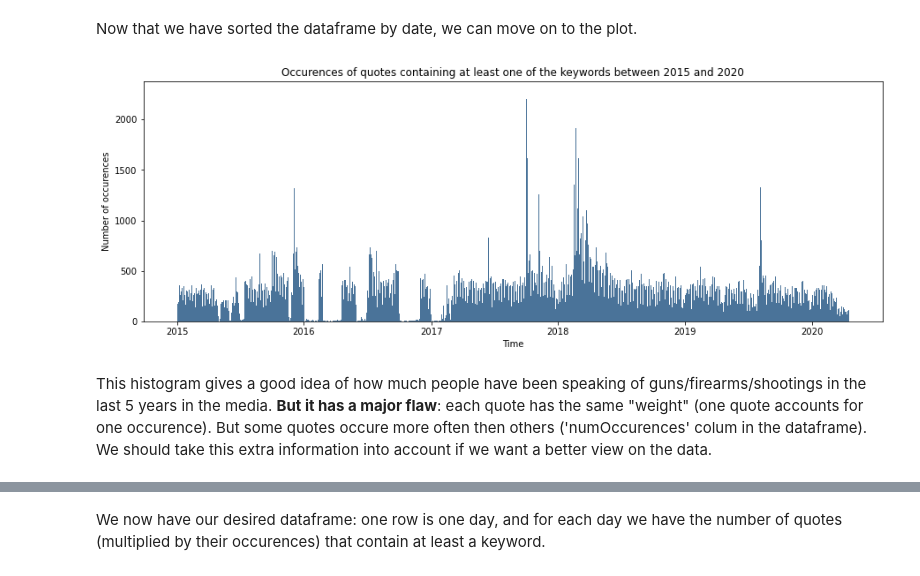
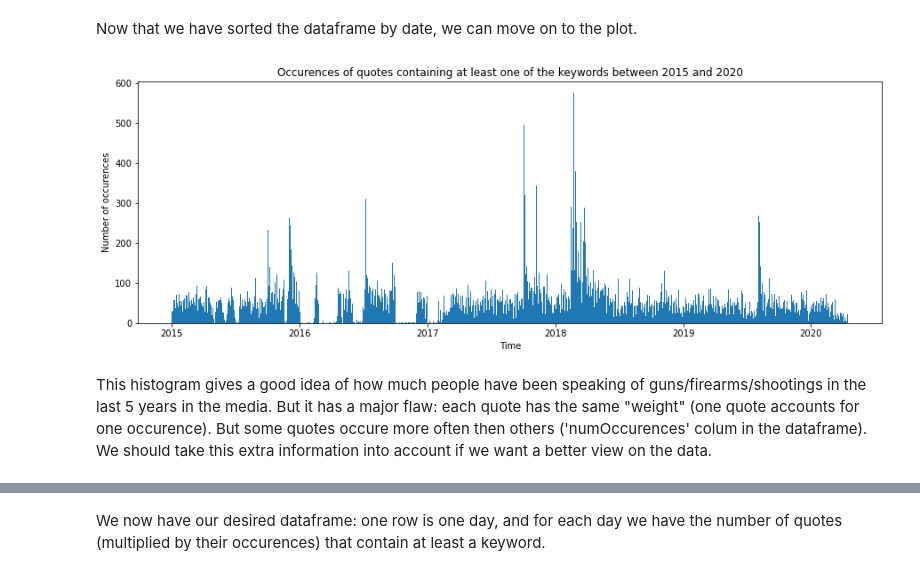
Before and after one commit to epfl-ada/ada-2021-project-clezemath, a Jupyter notebook: milestone2.ipynb, the cells around one changed output, grey strips where cells are left out. Drawn from its saved outputs; the diff is of its cells as text; code cells hidden in the pictures.

```diff
--- a/milestone2.ipynb
+++ b/milestone2.ipynb
@@ -17,0 +27,10 @@ df_original = pd.read_json('quotes-cropped.json', lines=True)
+# %%
+def get_domain(url):
+    res = get_tld(url, as_object=True)
+    return res.domain
+
+new_src = pd.read_csv('data/news.txt', delimiter="\t", header=None, encoding = "ISO-8859-1")
+new_src.columns=['id','unknown','date','country','media','website','title']
+new_src['domain']=new_src.apply(lambda x : get_domain(x['website']),axis=1)
+new_src.drop_duplicates(inplace=True, subset=['domain'], keep='first')
+new_src.head()
@@ -17,0 +47,19 @@ df_original = pd.read_json('quotes-cropped.json', lines=True)
+# %%
+path_to_out = 'data/quotes-cropped-with-country.json.bz2'
+with bz2.open("data/quotes-cropped.json.bz2", 'rb') as s_file:
+    with bz2.open(path_to_out, 'wb') as d_file:
+        for instance in s_file:
+                instance = json.loads(instance) # loading a sample
+                urls = instance['urls'] # extracting list of links
+                instance['country']=np.nan
+                for url in urls:
+                    domain=get_domain(url)
+                    if len(new_src[new_src['domain']==domain])>=1:
+                        instance['country']=new_src[new_src['domain']==domain]['country'].item()
+                        break
+                d_file.write((json.dumps(instance)+'\n').encode('utf-8'))
+# %%
+# New dataframe with the data ('quotes-cropped.jspon')
+with bz2.open("data/quotes-cropped-with-country.json.bz2", 'rb') as s_file:
+    df_original = pd.read_json(s_file, lines=True)
+df_original.head()
@@ -17,0 +73,3 @@ df_original = pd.read_json('quotes-cropped.json', lines=True)
+# %%
+df_original=df_original[df_original['country']=='US']
+df_original.head()
@@ -42,14 +107,14 @@ Now that we have sorted the dataframe by date, we can move on to the plot.
 # %%
 # Plotting number of quotes that contain keywords on the timeframe of the dataset
 plt.figure(figsize=(15,5))
 
-plt.hist(df['date'], bins=2000, color='#4a7399')
+plt.hist(df['date'],bins=2000)
 
 plt.title('Occurences of quotes containing at least one of the keywords between 2015 and 2020')
 plt.xlabel('Time')
 plt.ylabel('Number of occurences')
 plt.show()
 # %% [output]
-[figure, old version]
+[figure, new version]
 # %% [markdown]
-This histogram gives a good idea of how much people have been speaking of guns/firearms/shootings in the last 5 years in the media. **But it has a major flaw**: each quote has the same "weight" (one quote accounts for one occurence). But some quotes occure more often then others ('numOccurences' colum in the dataframe). We should take this extra information into account if we want a better view on the data.
+This histogram gives a good idea of how much people have been speaking of guns/firearms/shootings in the last 5 years in the media. But it has a major flaw: each quote has the same "weight" (one quote accounts for one occurence). But some quotes occure more often then others ('numOccurences' colum in the dataframe). We should take this extra information into account if we want a better view on the data.
```
Also changed, not shown: parts of 37 cells of this notebook.
